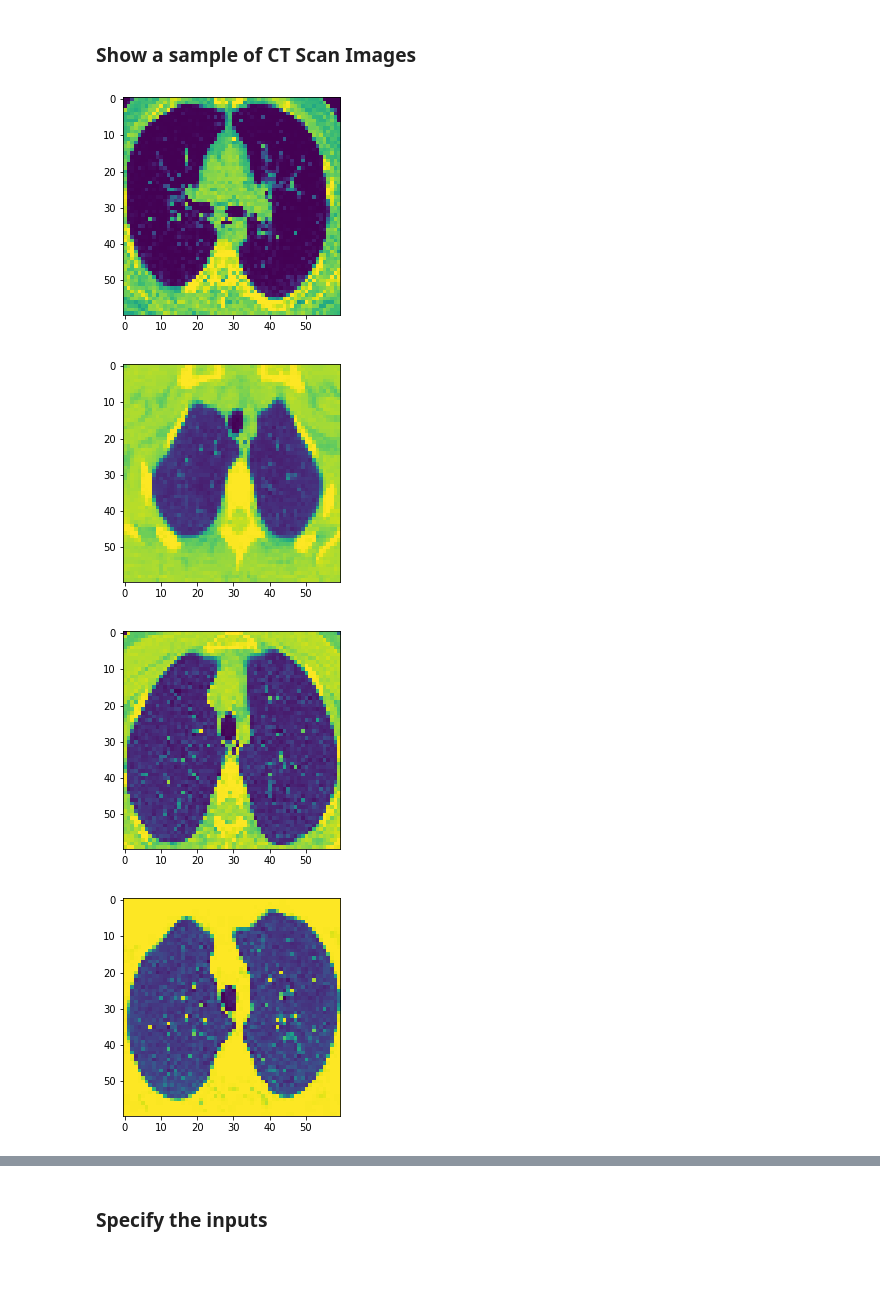
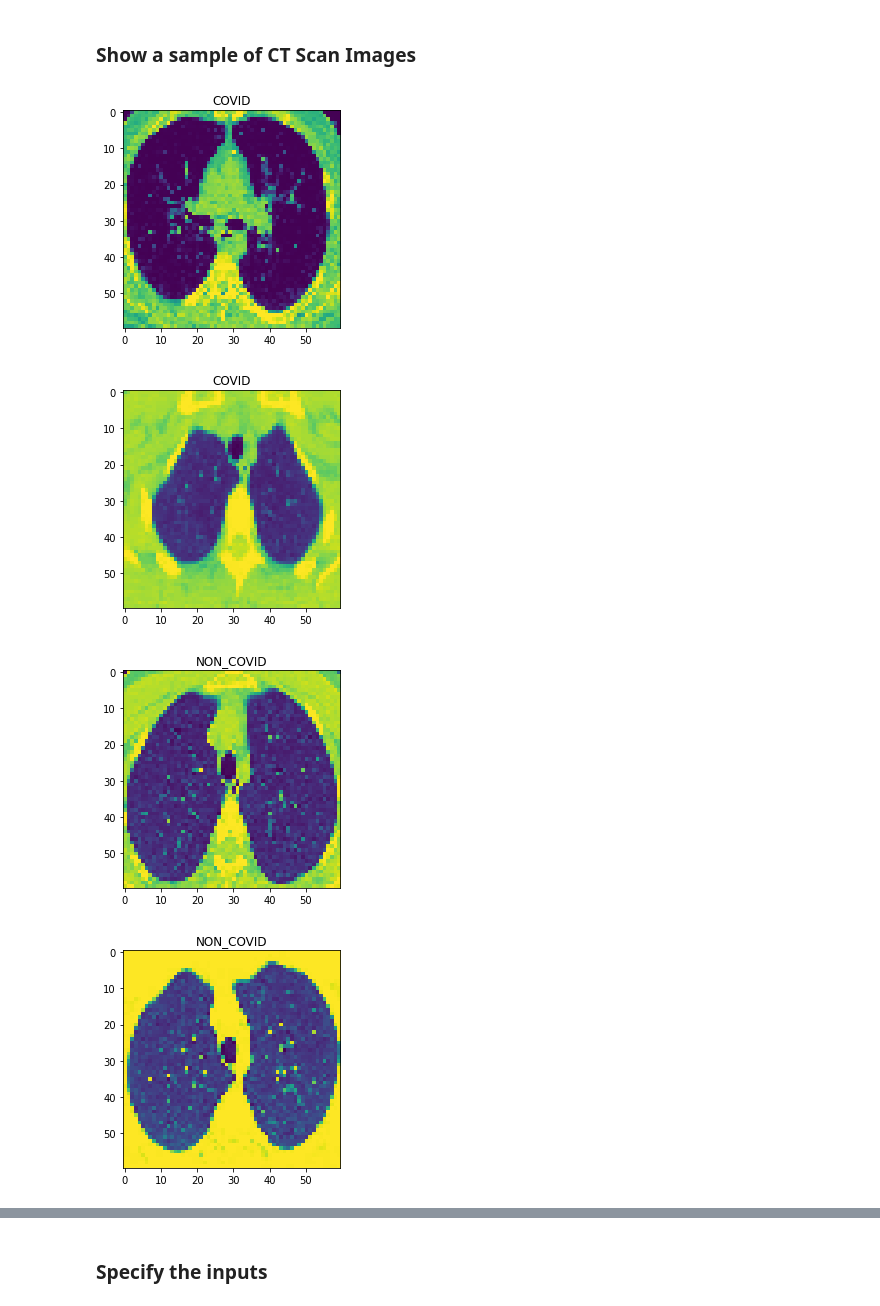
Before and after one commit to alfayoumy/COVID19-Detection, a Jupyter notebook: COVID19-CT.ipynb, the cells around one changed output, grey strips where cells are left out. Cells and saved outputs as stored; diff of their text form; code cells hidden in the pictures; blank space fills up the shorter version.

```diff
--- a/COVID19-CT.ipynb
+++ b/COVID19-CT.ipynb
@@ -154,14 +212,16 @@ print("[INFO] features matrix: {:.2f}MB".format(
 # %%
 imagePaths = list(paths.list_images("Images-processed/"))
 for (i, imagePath) in enumerate(imagePaths):
     if i>= 6: break
     img = cv2.imread(imagePath)
     img = cv2.cvtColor(img, cv2.COLOR_BGR2GRAY)
     img = cv2.resize(img, (60, 60))
+    label = imagePath.split(os.path.sep)[-1].split(".")[0]
     plt.imshow(img)
+    plt.title(label)
     plt.show()
 # %% [output]
-[figure, old version]
+[figure, new version]
-[figure, old version]
+[figure, new version]
-[figure, old version]
+[figure, new version]
-[figure, old version]
+[figure, new version]
```
Also changed, not shown: parts of 91 cells of this notebook, 3 other files.
